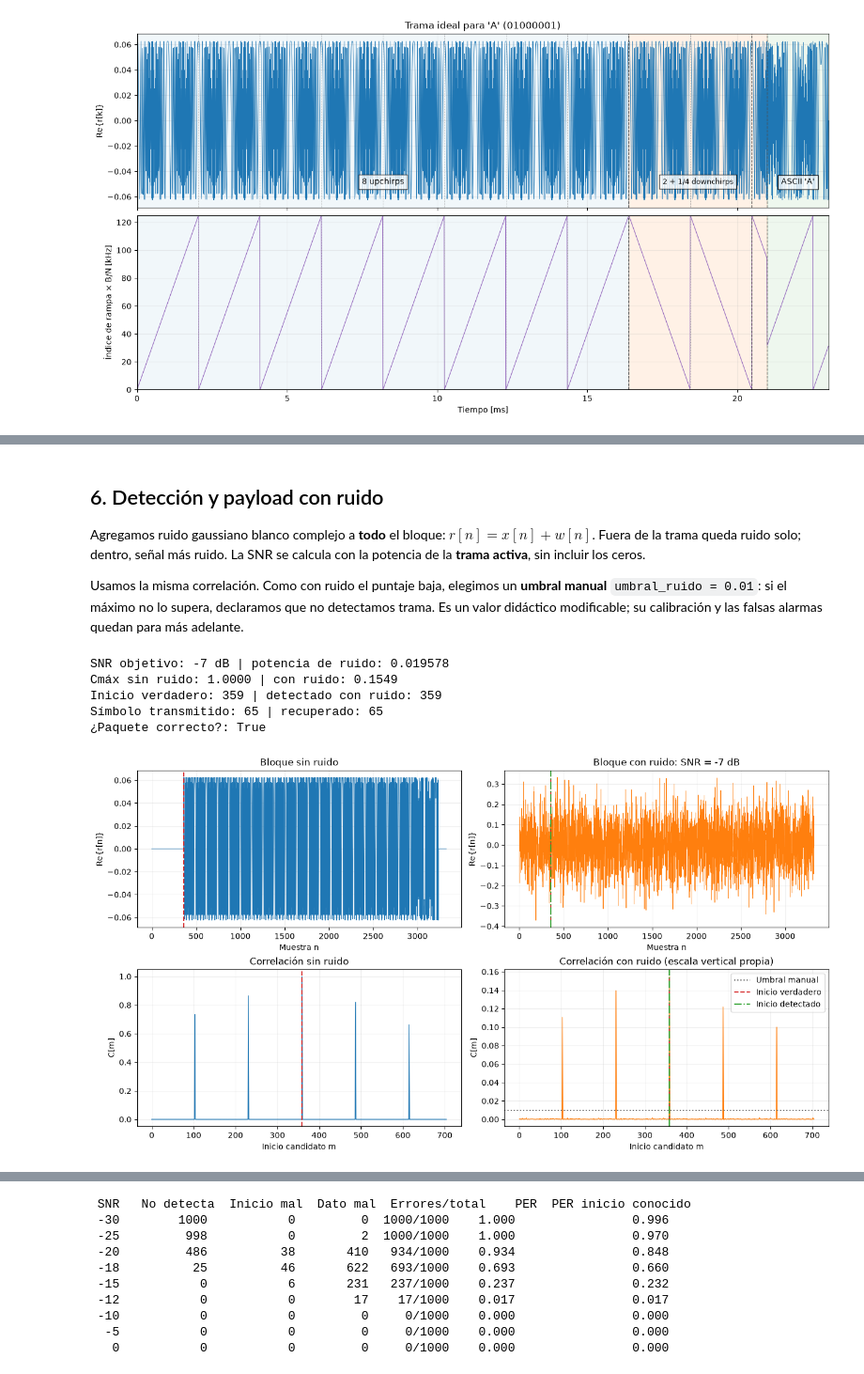
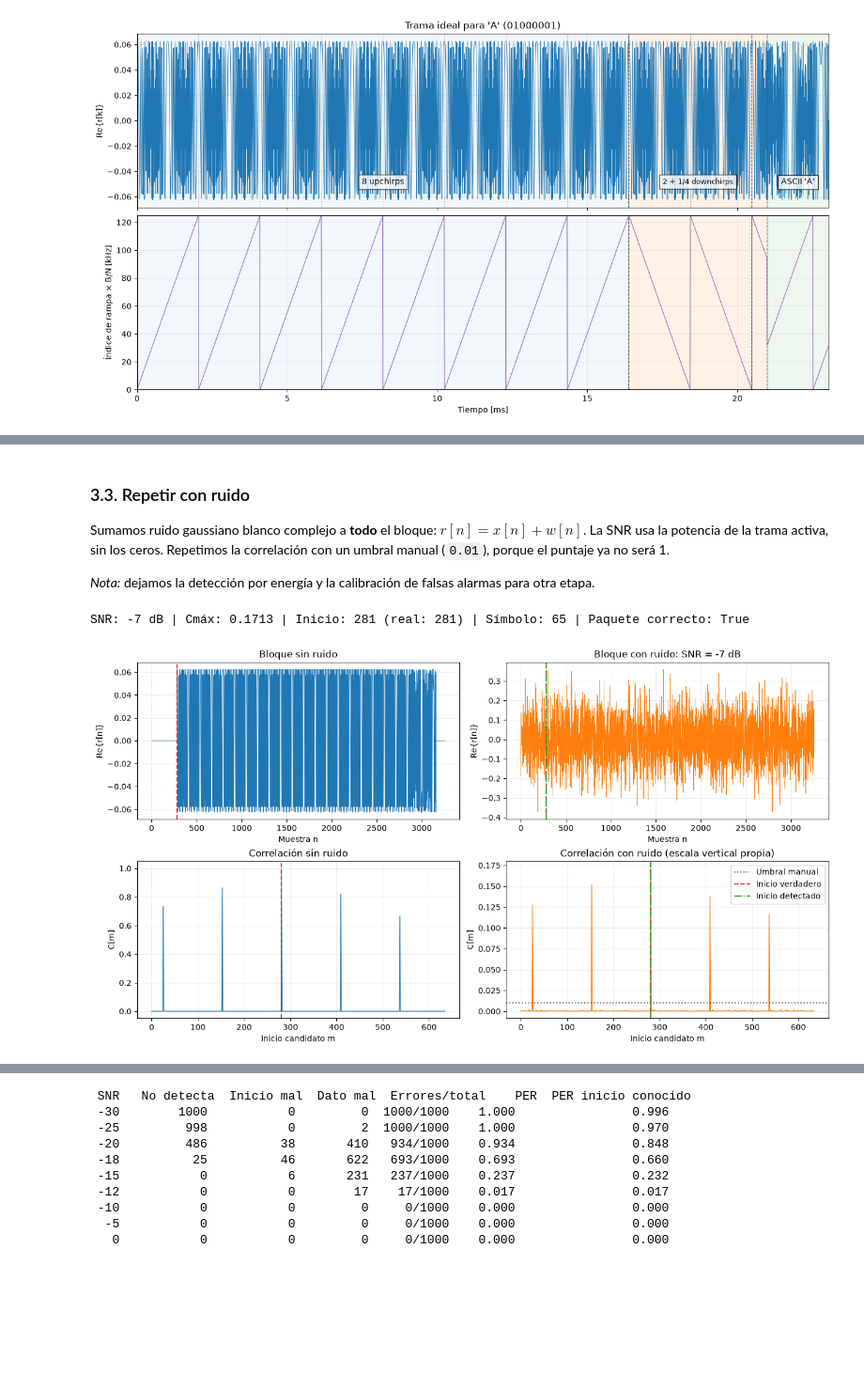
Before and after one commit to ValentinoZucchellaPaz/Proc-Estocastico-de-Senales, a Jupyter notebook: notebooks/clase_04_trama_lora_ideal.ipynb, the cells around one changed output, grey strips where cells are left out. Shown at 94% size. Cells and saved outputs as stored; diff of their text form; code cells hidden in the pictures; blank space fills up the shorter version.

Commit message:
refactor: resumen y simplificaciones para legibilidad

```diff
--- a/notebooks/clase_04_trama_lora_ideal.ipynb
+++ b/notebooks/clase_04_trama_lora_ideal.ipynb
@@ -119,15 +110,11 @@ En el modelo del artículo, cada chirp completo sigue teniendo `N=2**SF` muestra
 # %%
-generador_margenes = np.random.default_rng()  # nuevas longitudes al volver a ejecutar
-muestras_antes = int(2 * generador_margenes.integers(0, N) + 1)  # impar: no múltiplo de N
+# Agregamos márgenes impares para probar un inicio no alineado con los símbolos.
+generador_margenes = np.random.default_rng()
+muestras_antes = int(2 * generador_margenes.integers(0, N) + 1)
 muestras_despues = int(2 * generador_margenes.integers(0, N) + 1)
-margen_antes = np.zeros(muestras_antes, dtype=complex)
-margen_despues = np.zeros(muestras_despues, dtype=complex)
-bloque_recibido = np.concatenate((margen_antes, recibida_ideal, margen_despues))
-inicio_verdadero = len(margen_antes)  # sólo para verificar el experimento
+bloque_recibido = np.concatenate((np.zeros(muestras_antes, dtype=complex),
+                                 recibida_ideal, np.zeros(muestras_despues, dtype=complex)))
+inicio_verdadero = muestras_antes  # sólo para verificar, no para detectar
 fin_verdadero = inicio_verdadero + len(recibida_ideal)
-
-print(f'Reposo: {muestras_antes} muestras antes y {muestras_despues} después')
-print(f'Bloque observado: {len(bloque_recibido)} muestras')
-print(f'Inicio verdadero: muestra {inicio_verdadero} = {inicio_verdadero/B*1e3:.3f} ms')
-print(f'Fin verdadero (exclusivo): muestra {fin_verdadero}')
+print(f'Bloque: {len(bloque_recibido)} muestras | inicio verdadero: {inicio_verdadero}')
 # %% [output]
@@ -259,66 +217,56 @@ Verificación sin ruido: payload recuperado correctamente
 # %% [markdown]
-## 6. Detección y payload con ruido
+### 3.3. Repetir con ruido
 
-Agregamos ruido gaussiano blanco complejo a **todo** el bloque: $r[n]=x[n]+w[n]$. Fuera de la trama queda ruido solo; dentro, señal más ruido. La SNR se calcula con la potencia de la **trama activa**, sin incluir los ceros.
+Sumamos ruido gaussiano blanco complejo a **todo** el bloque: $r[n]=x[n]+w[n]$. La SNR usa la potencia de la trama activa, sin los ceros. Repetimos la correlación con un umbral manual (`0.01`), porque el puntaje ya no será 1.
 
-Usamos la misma correlación. Como con ruido el puntaje baja, elegimos un **umbral manual** `umbral_ruido = 0.01`: si el máximo no lo supera, declaramos que no detectamos trama. Es un valor didáctico modificable; su calibración y las falsas alarmas quedan para más adelante.
+*Nota:* dejamos la detección por energía y la calibración de falsas alarmas para otra etapa.
 # %%
-umbral_ruido = 0.01  # manual, no calibrado; cambiarlo afecta el resultado
+# Aceptamos el pico sólo si supera el umbral y leemos el dato desde ese inicio.
+umbral_ruido = 0.01  # manual, todavía no calibrado
 potencia_trama = np.mean(np.abs(trama_transmitida) ** 2)
 
 
 def detectar_payload(bloque, umbral):
-    """Busca la cabecera y lee el símbolo a partir del inicio estimado."""
     puntajes = puntajes_correlacion(bloque, cabecera_conocida)
     candidato = int(np.argmax(puntajes))
-    if puntajes[candidato] <= umbral:
-        return None, None, puntajes
-
-    inicio_dato = candidato + len(cabecera_conocida)
-    muestras_dato = bloque[inicio_dato:inicio_dato + N]
-    valor = demodular_simbolo(muestras_dato)[0] if len(muestras_dato) == N else None
-    return candidato, valor, puntajes
+    inicio = candidato if puntajes[candidato] > umbral else None
+    return inicio, leer_payload(bloque, inicio), puntajes
 # %%
+# Sumamos ruido al bloque y comparamos el inicio y el dato con el caso ideal.
 snr_ejemplo_db = -7  # volver a ejecutar con otra SNR para comparar
 generador_ruido = np.random.default_rng(2026)
 potencia_ruido, sigma = parametros_ruido_desde_snr(snr_ejemplo_db, potencia_trama)
 bloque_con_ruido, ruido = agregar_ruido_awgn(bloque_recibido, sigma, generador_ruido)
 
 inicio_con_ruido, valor_con_ruido, puntajes_con_ruido = detectar_payload(
     bloque_con_ruido, umbral_ruido)
 paquete_correcto = (inicio_con_ruido == inicio_verdadero and valor_con_ruido == valor_ascii)
 
-print(f'SNR objetivo: {snr_ejemplo_db} dB | potencia de ruido: {potencia_ruido:.6f}')
-print(f'Cmáx sin ruido: {mejor_puntaje:.4f} | con ruido: {puntajes_con_ruido.max():.4f}')
-print(f'Inicio verdadero: {inicio_verdadero} | detectado con ruido: {inicio_con_ruido}')
-print(f'Símbolo transmitido: {valor_ascii} | recuperado: {valor_con_ruido}')
-print(f'¿Paquete correcto?: {paquete_correcto}')
+print(f'SNR: {snr_ejemplo_db} dB | Cmáx: {puntajes_con_ruido.max():.4f}'
+      f' | Inicio: {inicio_con_ruido} (real: {inicio_verdadero})'
+      f' | Símbolo: {valor_con_ruido} | Paquete correcto: {paquete_correcto}')
 
 fig, axes = plt.subplots(2, 2, figsize=(13, 7), constrained_layout=True)
 axes[0, 0].plot(bloque_recibido.real, lw=0.6)
 axes[0, 0].set(title='Bloque sin ruido', ylabel='Re{r[n]}', xlabel='Muestra n')
 axes[0, 1].plot(bloque_con_ruido.real, lw=0.6, color='tab:orange')
 axes[0, 1].set(title=f'Bloque con ruido: SNR = {snr_ejemplo_db} dB',
                ylabel='Re{r[n]}', xlabel='Muestra n')
 axes[1, 0].plot(puntajes_cabecera, lw=1)
 axes[1, 0].set(title='Correlación sin ruido', ylabel='C[m]', xlabel='Inicio candidato m')
 axes[1, 1].plot(puntajes_con_ruido, lw=1, color='tab:orange')
 axes[1, 1].axhline(umbral_ruido, color='0.4', ls=':', label='Umbral manual')
 axes[1, 1].set(title='Correlación con ruido (escala vertical propia)',
                ylabel='C[m]', xlabel='Inicio candidato m')
 for ax in axes.flat:
     ax.axvline(inicio_verdadero, color='tab:red', ls='--', label='Inicio verdadero')
     ax.grid(True, alpha=0.2)
 if inicio_con_ruido is not None:
     for ax in axes[:, 1]:
         ax.axvline(inicio_con_ruido, color='tab:green', ls='-.', label='Inicio detectado')
 axes[1, 1].legend()
 plt.show()
 # %% [output]
-SNR objetivo: -7 dB | potencia de ruido: 0.019578
-Cmáx sin ruido: 1.0000 | con ruido: 0.1549
-Inicio verdadero: 359 | detectado con ruido: 359
-Símbolo transmitido: 65 | recuperado: 65
-¿Paquete correcto?: True
+SNR: -7 dB | Cmáx: 0.1713 | Inicio: 281 (real: 281) | Símbolo: 65 | Paquete correcto: True
-[figure, old version]
+[figure, new version]
 # %% [markdown]
```
Also changed, not shown: parts of 21 cells of this notebook.
